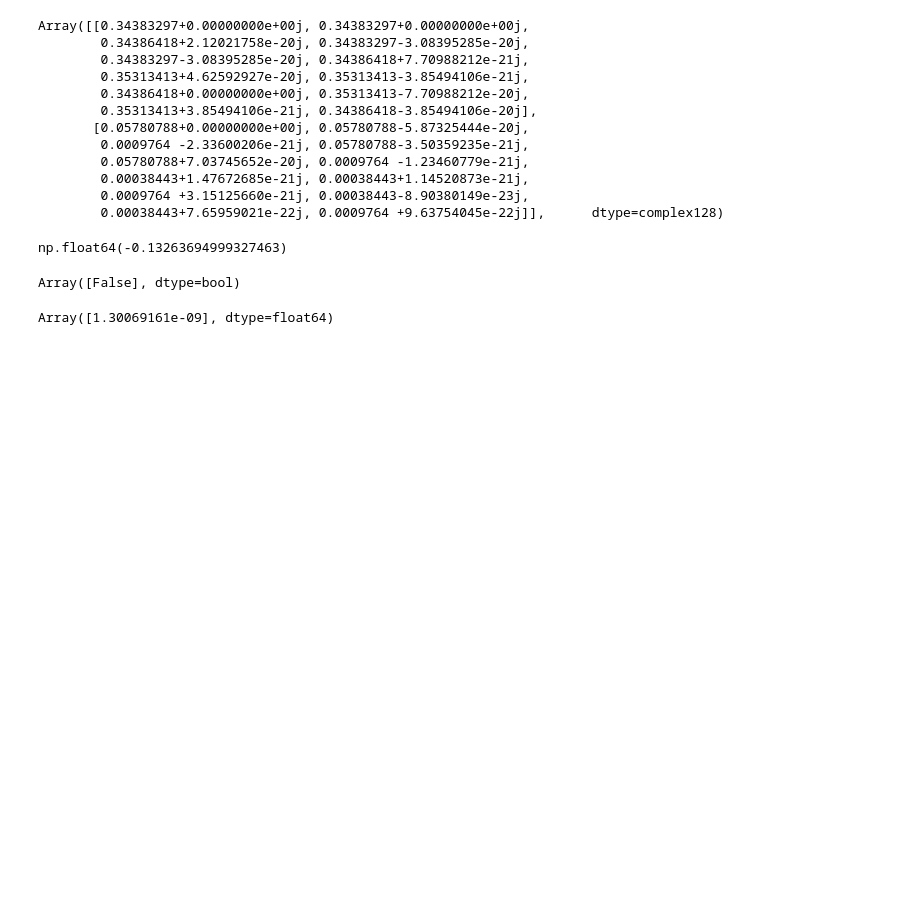
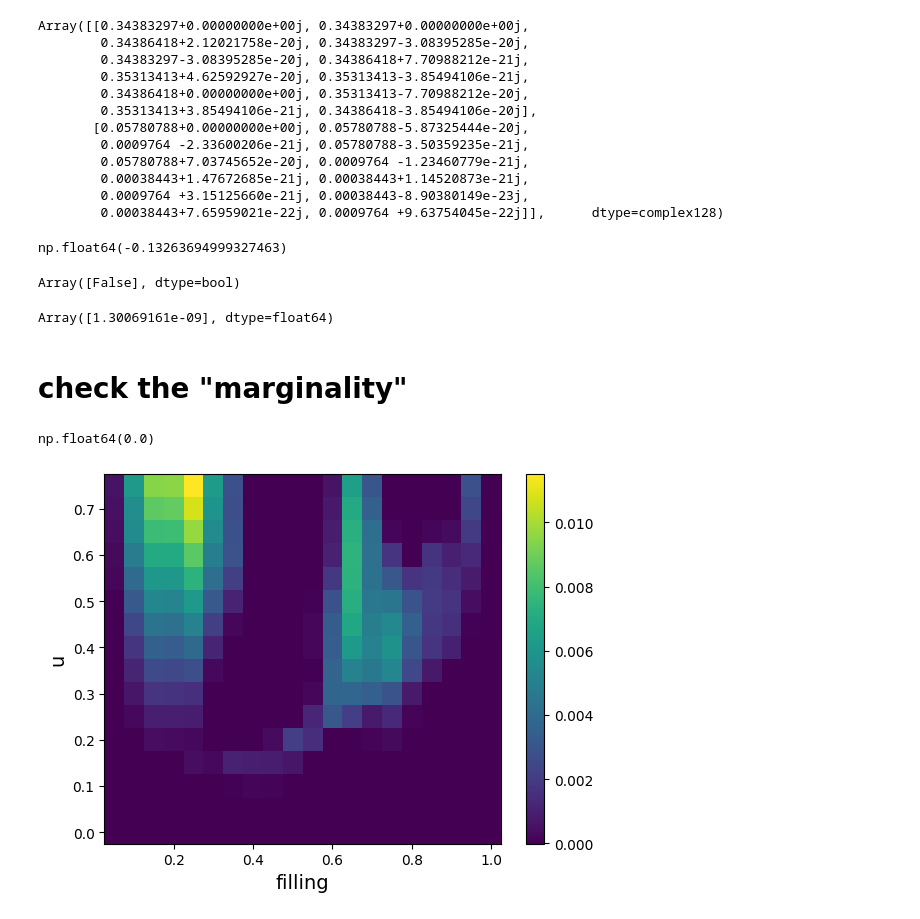
Before and after one commit to yumannhe/SCHF_auto_collinear, a Jupyter notebook: data_analysis/over_filling/phase_diagram_fixed_u_v_ratio_over_filling_t_4_em4_2_2_seed_269.ipynb, the cells around one changed output. Drawn from its saved outputs; the diff is of its cells as text; code cells hidden in the pictures; blank space fills up the shorter version.

Commit message:
add some checks

```diff
--- a/data_analysis/over_filling/phase_diagram_fixed_u_v_ratio_over_filling_t_4_em4_2_2_seed_269.ipynb
+++ b/data_analysis/over_filling/phase_diagram_fixed_u_v_ratio_over_filling_t_4_em4_2_2_seed_269.ipynb
@@ -412,3 +420,36 @@ Array([False], dtype=bool)
 res_m6['gse']-sorted_ground_state_e[filling_index,u_index,0]
 # %% [output]
 Array([1.30069161e-09], dtype=float64)
+# %% [markdown]
+# check the "marginality"
+# %%
+final_result_tsp = np.load('u_v1_v2_t_4_em4_random_basis_mesh_60_pmap_over_filling.npz')
+
+
+final_ground_state_e_diff_density_tsp = final_result_tsp['gse']
+filling_arr_tsp = final_result_tsp['filling']
+final_density_tsp = final_result_tsp['d']
+final_bond_tsp = final_result_tsp['bond']
+final_e_difference_tsp = final_result_tsp['e_diff']
+final_c_difference_tsp = final_result_tsp['c_diff']
+final_e_fermi_tsp = final_result_tsp['e_fermi']
+final_iteration_tsp = final_result_tsp['iters']
+any_bi_fail_tsp = final_result_tsp['any_bi_fail']
+# %%
+sorted_ground_state_e_index_tsp = np.argsort(final_ground_state_e_diff_density_tsp, axis=2)
+sorted_ground_state_e_tsp= np.take_along_axis(final_ground_state_e_diff_density_tsp, sorted_ground_state_e_index_tsp, axis=2)
+# %%
+sorted_ground_state_e[3,0,0]/4
+# %% [output]
+np.float64(0.0)
+# %%
+delta_e_tsp = (sorted_ground_state_e_tsp[:,:,0]-sorted_ground_state_e[:,:,0]/4)
+# %%
+plt.figure()
+plt.pcolormesh(filling_mesh/8, u_mesh, delta_e_tsp)
+plt.colorbar()
+plt.xlabel('filling', size = '14')
+plt.ylabel('u', size = '14')
+plt.show()
+# %% [output]
+[figure, added]
```
Also changed, not shown: parts of 8 cells of this notebook, 3 other files.
